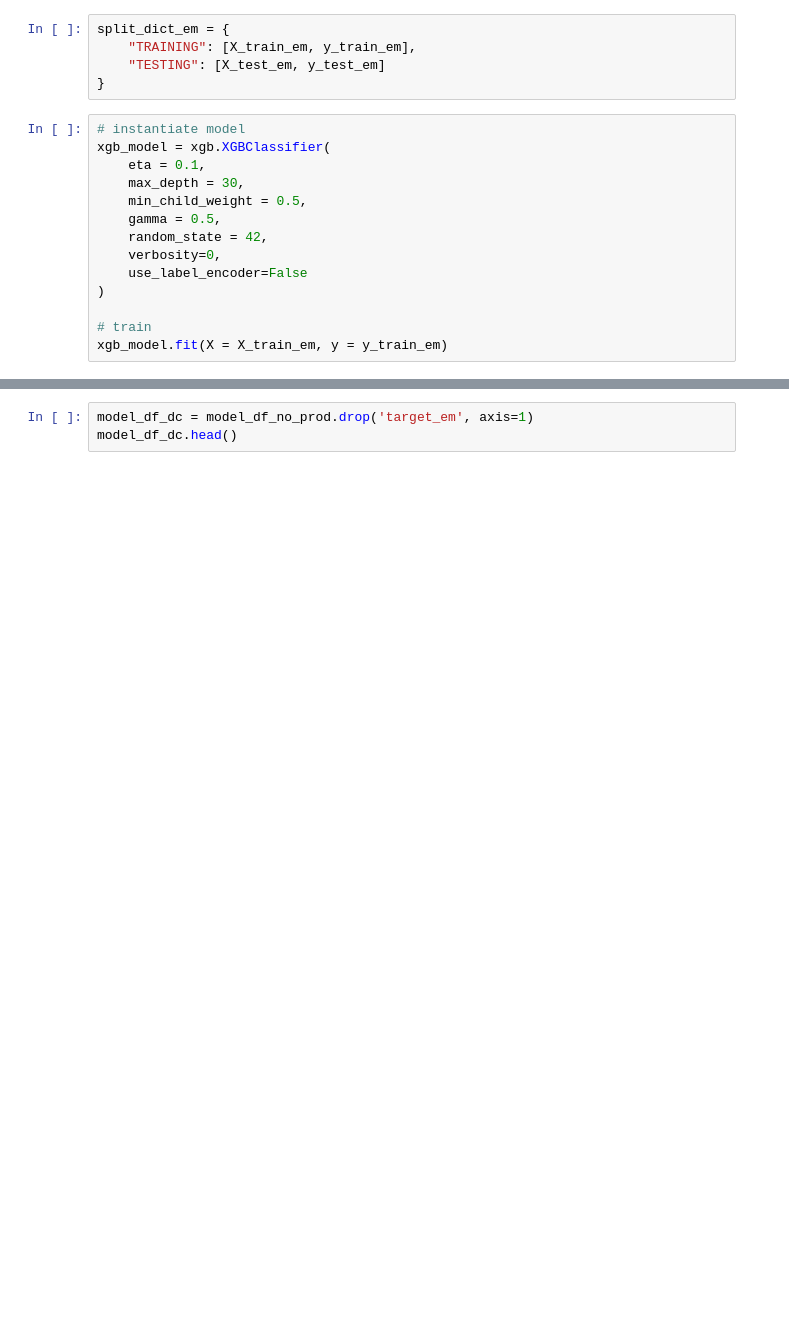
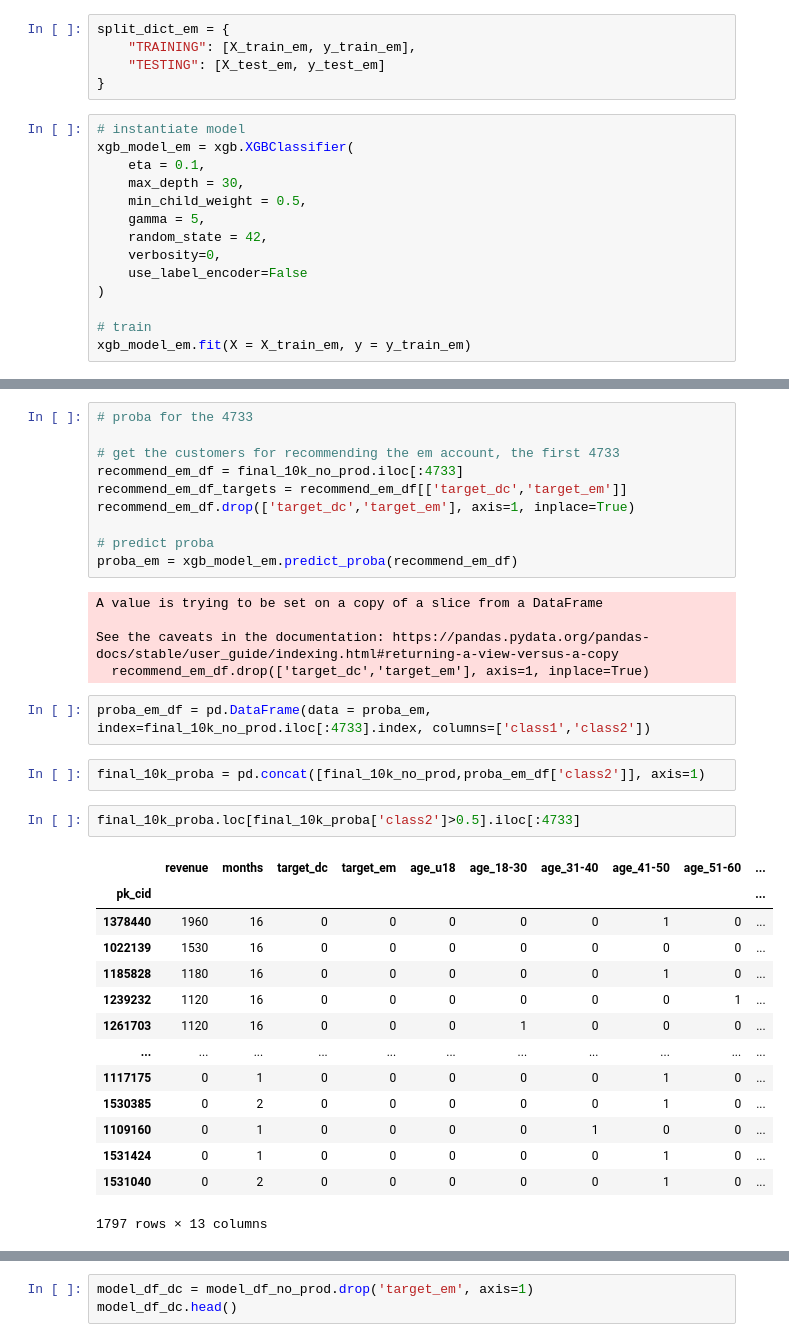
Before and after one commit to aggarcia1996/final_project_adjt, a Jupyter notebook: recommendation_model_javier.ipynb, the cells around one changed output, grey strips where cells are left out. Drawn from its saved outputs; the diff is of its cells as text; blank space fills up the shorter version.

Commit message:
now including the probabilities

```diff
--- a/recommendation_model_javier.ipynb
+++ b/recommendation_model_javier.ipynb
@@ -230,18 +231,18 @@ split_dict_em = {
 }
 # %%
 # instantiate model
-xgb_model = xgb.XGBClassifier(
+xgb_model_em = xgb.XGBClassifier(
     eta = 0.1,
     max_depth = 30,
     min_child_weight = 0.5,
-    gamma = 0.5,
+    gamma = 5,
     random_state = 42,
     verbosity=0,
     use_label_encoder=False
 )
 
 # train
-xgb_model.fit(X = X_train_em, y = y_train_em)
+xgb_model_em.fit(X = X_train_em, y = y_train_em)
 # %% [output]
 XGBClassifier(base_score=0.5, booster='gbtree', colsample_bylevel=1,
               colsample_bynode=1, colsample_bytree=1, enable_categorical=False,
@@ -332,0 +380,36 @@ KeyboardInterrupt:
+# %%
+# proba for the 4733
+
+# get the customers for recommending the em account, the first 4733
+recommend_em_df = final_10k_no_prod.iloc[:4733]
+recommend_em_df_targets = recommend_em_df[['target_dc','target_em']]
+recommend_em_df.drop(['target_dc','target_em'], axis=1, inplace=True)
+
+# predict proba
+proba_em = xgb_model_em.predict_proba(recommend_em_df)
+# %% [output]
+A value is trying to be set on a copy of a slice from a DataFrame
+
+See the caveats in the documentation: https://pandas.pydata.org/pandas-docs/stable/user_guide/indexing.html#returning-a-view-versus-a-copy
+  recommend_em_df.drop(['target_dc','target_em'], axis=1, inplace=True)
+# %%
+proba_em_df = pd.DataFrame(data = proba_em, index=final_10k_no_prod.iloc[:4733].index, columns=['class1','class2'])
+# %%
+final_10k_proba = pd.concat([final_10k_no_prod,proba_em_df['class2']], axis=1)
+# %%
+final_10k_proba.loc[final_10k_proba['class2']>0.5].iloc[:4733]
+# %% [output]
+|  | revenue | months | target_dc | target_em | age_u18 | age_18-30 | age_31-40 | age_41-50 | age_51-60 | ... |
+| pk_cid |  |  |  |  |  |  |  |  |  | ... |
+| 1378440 | 1960 | 16 | 0 | 0 | 0 | 0 | 0 | 1 | 0 | ... |
+| 1022139 | 1530 | 16 | 0 | 0 | 0 | 0 | 0 | 0 | 0 | ... |
+| 1185828 | 1180 | 16 | 0 | 0 | 0 | 0 | 0 | 1 | 0 | ... |
+| 1239232 | 1120 | 16 | 0 | 0 | 0 | 0 | 0 | 0 | 1 | ... |
+| 1261703 | 1120 | 16 | 0 | 0 | 0 | 1 | 0 | 0 | 0 | ... |
+| ... | ... | ... | ... | ... | ... | ... | ... | ... | ... | ... |
+| 1117175 | 0 | 1 | 0 | 0 | 0 | 0 | 0 | 1 | 0 | ... |
+| 1530385 | 0 | 2 | 0 | 0 | 0 | 0 | 0 | 1 | 0 | ... |
+| 1109160 | 0 | 1 | 0 | 0 | 0 | 0 | 1 | 0 | 0 | ... |
+| 1531424 | 0 | 1 | 0 | 0 | 0 | 0 | 0 | 1 | 0 | ... |
+| 1531040 | 0 | 2 | 0 | 0 | 0 | 0 | 0 | 1 | 0 | ... |
+1797 rows × 13 columns
```
Also changed, not shown: parts of 28 cells of this notebook.
